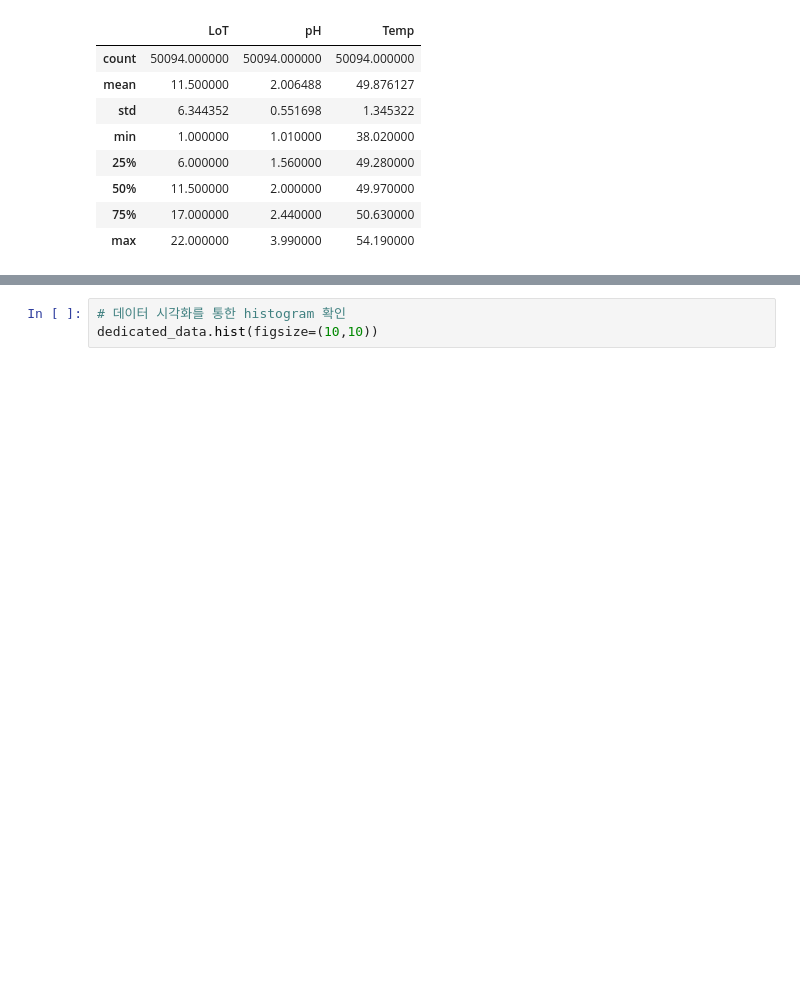
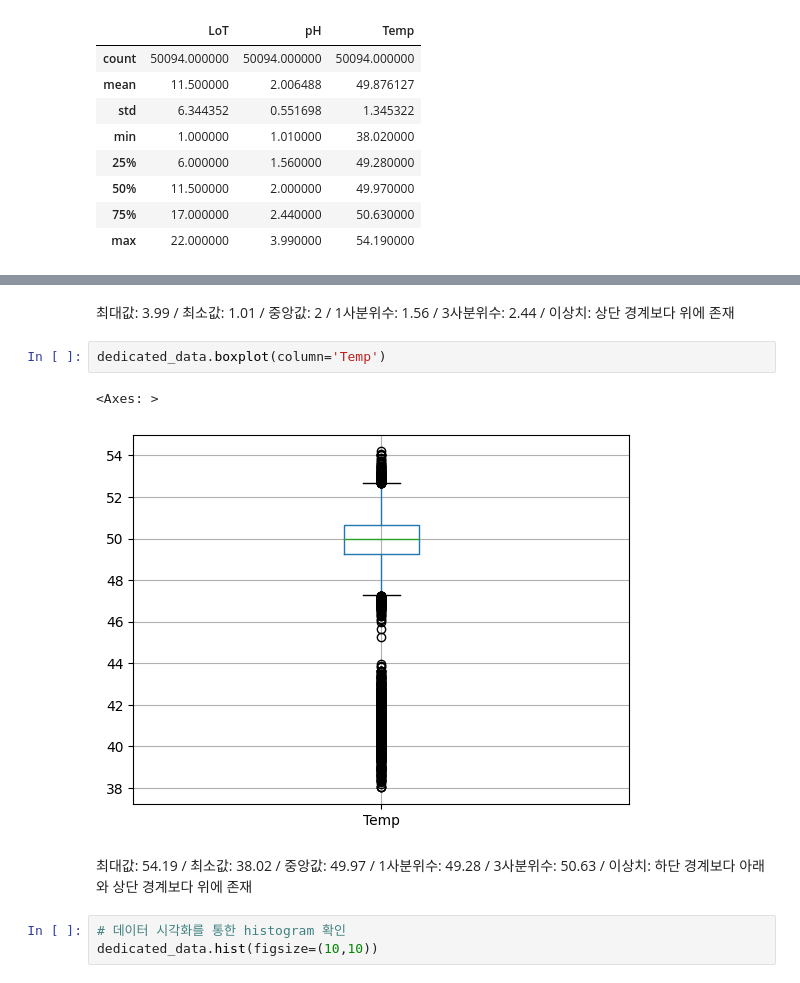
Before and after one commit to jimmynkim/DAEM, a Jupyter notebook: KAMP.ipynb, the cells around one changed output, grey strips where cells are left out. Cells and saved outputs as stored; diff of their text form; blank space fills up the shorter version.

```diff
--- a/KAMP.ipynb
+++ b/KAMP.ipynb
@@ -377,3 +374,12 @@ sns.boxplot(data=dedicated_data.Temp)
+# %% [markdown]
+최대값: 3.99 / 최소값: 1.01 / 중앙값: 2 / 1사분위수: 1.56 / 3사분위수: 2.44 / 이상치: 상단 경계보다 위에 존재
+# %%
+dedicated_data.boxplot(column='Temp')
+# %% [output]
+<Axes: >
+[figure, added]
+# %% [markdown]
+최대값: 54.19 / 최소값: 38.02 / 중앙값: 49.97 / 1사분위수: 49.28 / 3사분위수: 50.63 / 이상치: 하단 경계보다 아래와 상단 경계보다 위에 존재
 # %%
 # 데이터 시각화를 통한 histogram 확인
 dedicated_data.hist(figsize=(10,10))
```
Also changed, not shown: parts of 31 cells of this notebook.
